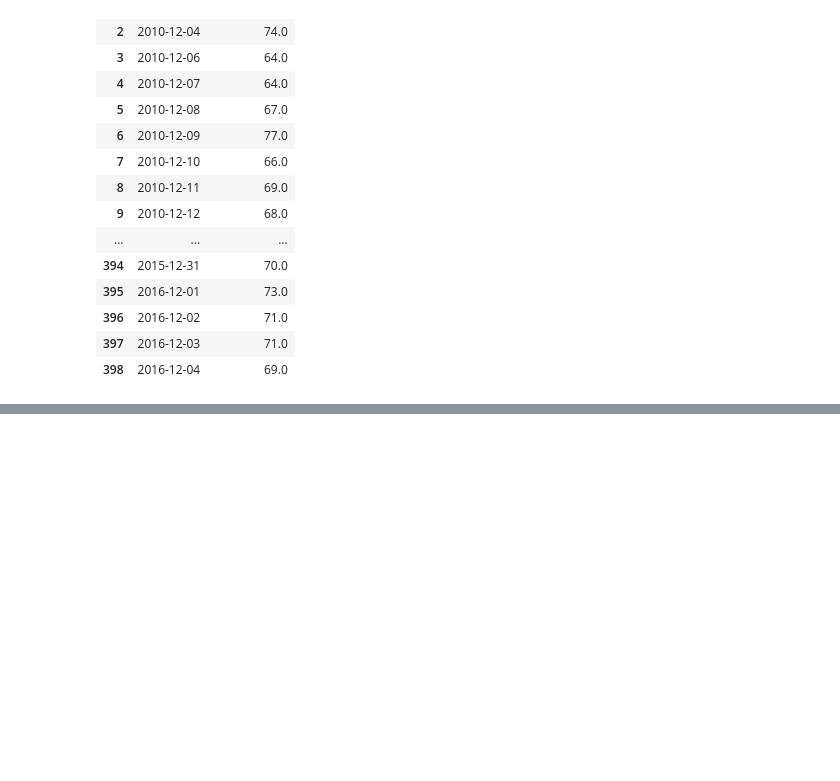
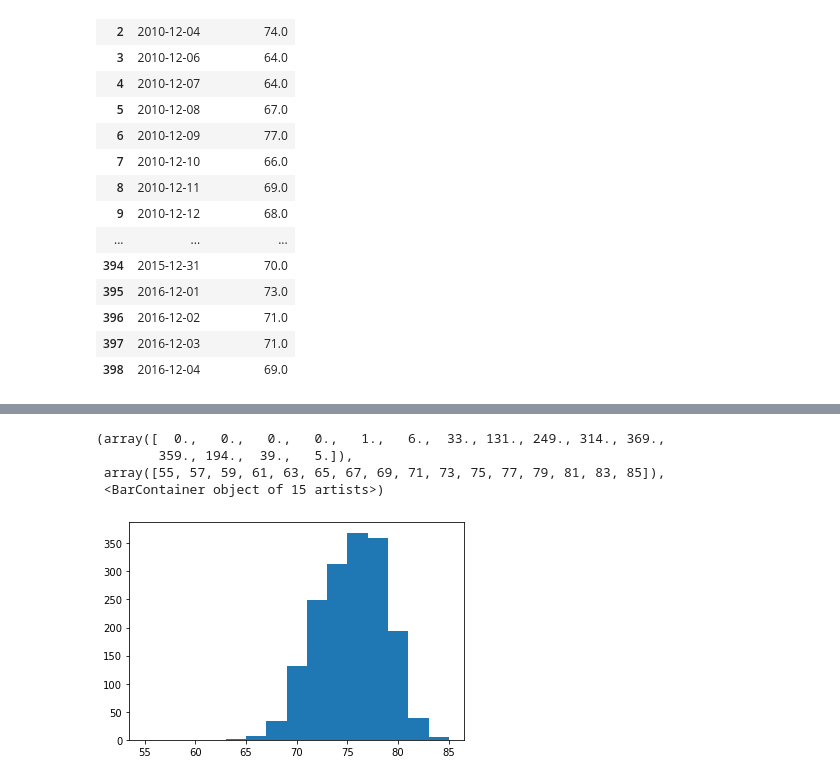
Before and after one commit to willenny/surfs_up, a Jupyter notebook: SurfsUp_Challenge.ipynb, the cells around one changed output, grey strips where cells are left out. Saved outputs shown, nothing was run; the diff lists cells and outputs as text; code cells hidden in the pictures; blank space fills up the shorter version.

```diff
--- a/SurfsUp_Challenge.ipynb
+++ b/SurfsUp_Challenge.ipynb
@@ -109,0 +144,10 @@ dec_temps_df
+# %%
+bins = [55, 57, 59, 61, 63, 65, 67, 69, 71, 73, 75, 77, 79, 81, 83, 85]
+# %%
+plt.hist(june_temps_df['temperature'], bins)
+# %% [output]
+(array([  0.,   0.,   0.,   0.,   1.,   6.,  33., 131., 249., 314., 369.,
+        359., 194.,  39.,   5.]),
+ array([55, 57, 59, 61, 63, 65, 67, 69, 71, 73, 75, 77, 79, 81, 83, 85]),
+ <BarContainer object of 15 artists>)
+[figure, added]
```
Also changed, not shown: parts of 7 cells of this notebook, 5 other files.
